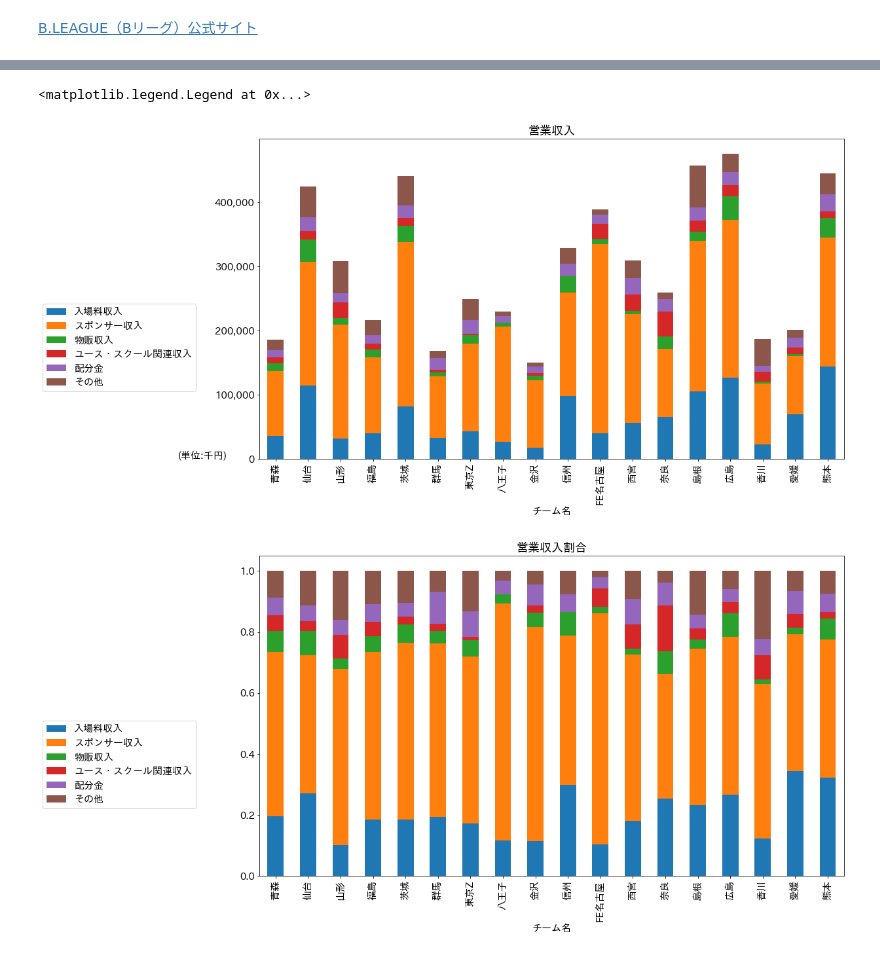
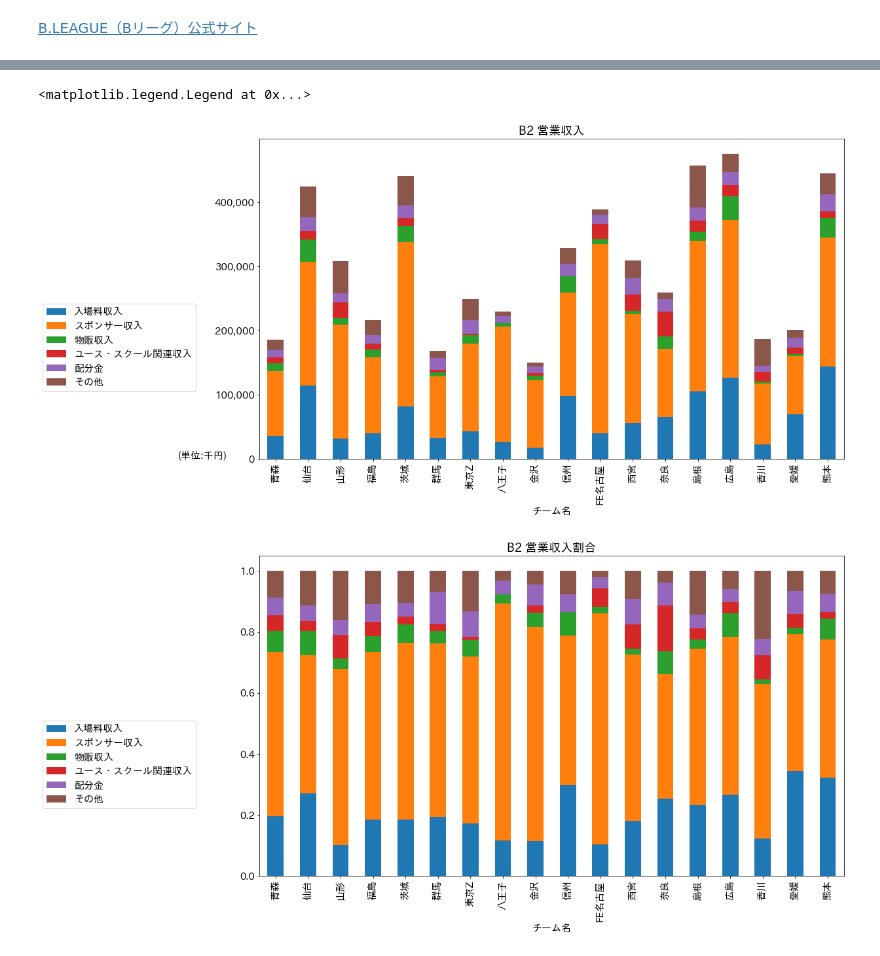
Before and after one commit to hikarut/Data-Science, a Jupyter notebook: notebooks/bleague/analysis.ipynb, the cells around one changed output, grey strips where cells are left out. Saved outputs shown, nothing was run; the diff lists cells and outputs as text; code cells hidden in the pictures.

```diff
--- a/notebooks/bleague/analysis.ipynb
+++ b/notebooks/bleague/analysis.ipynb
@@ -321,21 +321,21 @@ b2_data_index_normalize = b2_data_index.div(b2_data_index.sum(1), axis=0)
 # %%
 import numpy as np
 import matplotlib.pyplot as plt
 import japanize_matplotlib
 
 # 積み上げで表示
 fig, ax = plt.subplots(figsize=(16, 9))
 ax.yaxis.set_major_formatter(plt.FuncFormatter(lambda x, loc: "{:,}".format(int(x))))
-b2_data_index.plot(title='営業収入', kind='bar', stacked=True, ax=ax).legend(bbox_to_anchor=(-0.1, 0.5), loc='upper right')
+b2_data_index.plot(title='B2 営業収入', kind='bar', stacked=True, ax=ax).legend(bbox_to_anchor=(-0.1, 0.5), loc='upper right')
 plt.text(-3, 1, '(単位:千円)')
 
 # 割合で表示
 fig, ax = plt.subplots(figsize=(16, 9))
-b2_data_index_normalize.plot(title='営業収入割合', kind='bar', stacked=True, ax=ax).legend(bbox_to_anchor=(-0.1, 0.5), loc='upper right')
+b2_data_index_normalize.plot(title='B2 営業収入割合', kind='bar', stacked=True, ax=ax).legend(bbox_to_anchor=(-0.1, 0.5), loc='upper right')
 # %% [output]
 <matplotlib.legend.Legend at 0x...>
-[figure, old version]
+[figure, new version]
-[figure, old version]
+[figure, new version]
 # %%
 import pandas as pd
 
```
Also changed, not shown: parts of 2 cells of this notebook.
